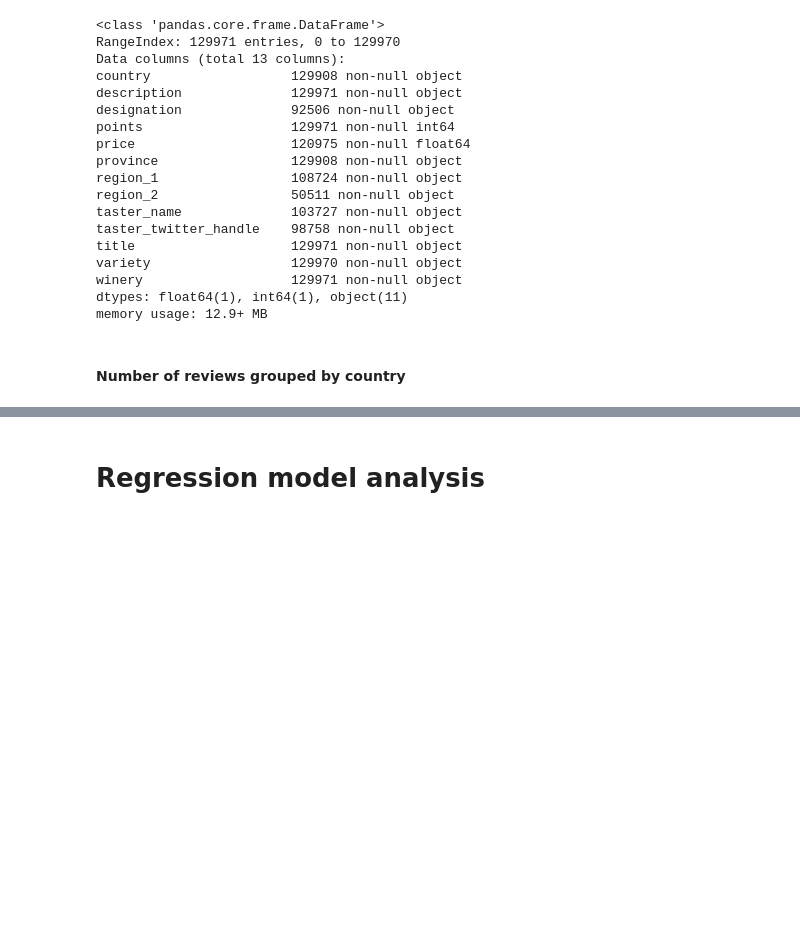
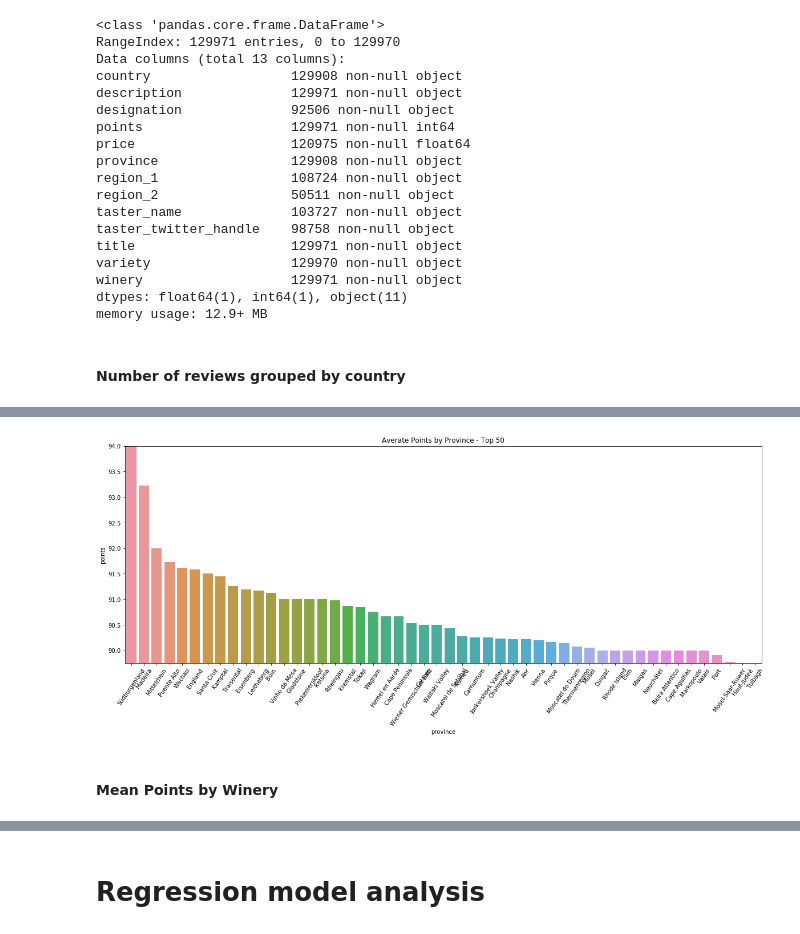
Before and after one commit to edgar971/cs598-stats, a Jupyter notebook: project/project-1.ipynb, the cells around one changed output, grey strips where cells are left out. Drawn from its saved outputs; the diff is of its cells as text; code cells hidden in the pictures; blank space fills up the shorter version.

```diff
--- a/project/project-1.ipynb
+++ b/project/project-1.ipynb
@@ -68,0 +75,12 @@ plt.show()
+# %%
+plt.figure(figsize=(20,7))
+plt.title('Averate Points by Province - Top 50')
+sns.barplot(x = 'province', y="points", data=grouped_by_provice)
+locs, labels = plt.xticks()
+plt.xticks(rotation=55)
+plt.ylim(grouped_by_provice.min().points, grouped_by_provice.max().points)
+plt.show()
+# %% [output]
+[figure, added]
+# %% [markdown]
+#### Mean Points by Winery
```
Also changed, not shown: parts of 30 cells of this notebook.
